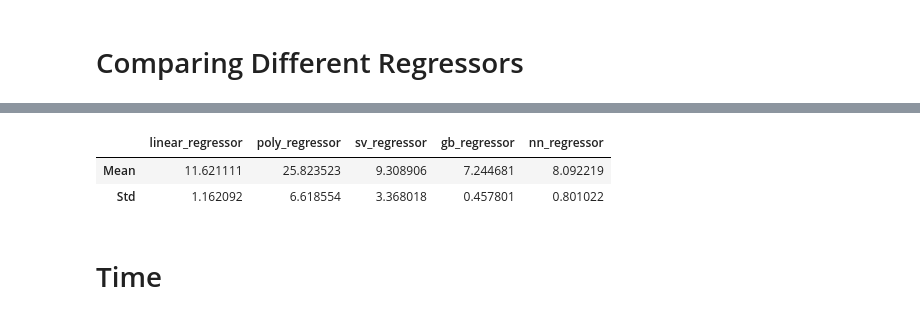
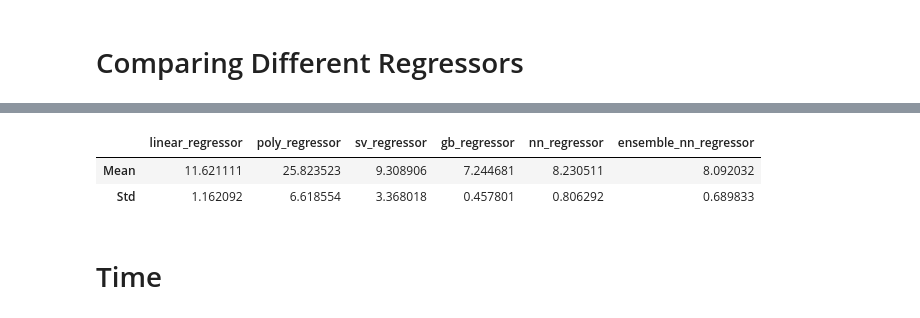
Before and after one commit to LiQianxiao/CloudPoint-MachineLearning, a Jupyter notebook: baseline.ipynb, the cells around one changed output, grey strips where cells are left out. Drawn from its saved outputs; the diff is of its cells as text; code cells hidden in the pictures.

```diff
--- a/baseline.ipynb
+++ b/baseline.ipynb
@@ -127,7 +128,8 @@ nn_regressor.fit(
          options={
              'monitor': False,
              'reinitialize': True,
-             'n_iter': 5000}
+             'n_iter': 5000
+         }
 )
 nn_pred_train = np.squeeze(nn_regressor.predict(inputs_train))
 nn_pred_valid = np.squeeze(nn_regressor.predict(inputs_valid))
@@ -139,3 +141,26 @@ sv_regressor.fit(inputs_train, labels_train)
 sv_pred_train = sv_regressor.predict(inputs_train)
 sv_pred_valid = sv_regressor.predict(inputs_valid)
 sv_pred_test = sv_regressor.predict(inputs_test)
+
+# Ensemble NN Regressor
+NUM_NN = 10
+regressors = []
+for n in range(NUM_NN):
+    options = {'input_shape': [6, ], 'target_shape': [1, ],
+               'n_layers': 2, 'layer_widths': [64, 128],
+               'name': 'nn_{}'.format(n), 'session': sess}
+    regressors.append(NeuralNetRegressor(options=options))
+ensb_nn_regressor = EnsembleRegressor(regressors, scaler)
+
+ensb_nn_regressor.fit(
+    inputs_train,
+    labels_train.reshape(-1,1),
+    list_of_options=[{
+        'monitor': False,
+        'reinitialize': True,
+        'n_iter': 5000,
+    },]*NUM_NN,
+)
+ensb_nn_pred_train = np.squeeze(ensb_nn_regressor.predict_mean(inputs_train))
+ensb_nn_pred_valid = np.squeeze(ensb_nn_regressor.predict_mean(inputs_valid))
+ensb_nn_pred_test = np.squeeze(ensb_nn_regressor.predict_mean(inputs_test))
@@ -176,12 +226,13 @@ n_fits = 100
 test_rmses = []
 
 for n in range(n_fits):
+    print('Fit: {}'.format(n))
     # valid/train split
     inputs_train, inputs_valid, labels_train, labels_valid = train_test_split(
         inputs, labels, test_size=0.1)
 
     err = []
-    for r in [linear_regressor, poly_regressor, sv_regressor, gb_regressor, nn_regressor]:
+    for r in [linear_regressor, poly_regressor, sv_regressor, gb_regressor, nn_regressor, ensb_nn_regressor]:
         if r == poly_regressor:
             poly_inputs_train = poly.fit_transform(inputs_train)
             poly_inputs_test = poly.transform(inputs_test)
@@ -196,6 +247,16 @@ for n in range(n_fits):
                          'n_iter': 5000})
             err.append(rmse(nn_regressor.predict(inputs_test).squeeze(), labels_test))
 
+        elif r == ensb_nn_regressor:
+            ensb_nn_regressor.fit(
+                inputs_train, labels_train.reshape(-1,1),
+                     list_of_options=[{
+                         'monitor': False,
+                         'reinitialize': True,
+                         'n_iter': 5000}, ]*NUM_NN,
+            )
+            err.append(rmse(ensb_nn_regressor.predict_mean(inputs_test).squeeze(), labels_test))
+
         else:
             r.fit(inputs_train, labels_train)
             err.append(rmse(r.predict(inputs_test), labels_test))
@@ -208,13 +287,13 @@ test_rmses_std = np.std(test_rmses, axis=0)
 # %%
 pd.DataFrame(
-    columns=['linear_regressor', 'poly_regressor', 'sv_regressor', 'gb_regressor', 'nn_regressor'],
+    columns=['linear_regressor', 'poly_regressor', 'sv_regressor', 'gb_regressor', 'nn_regressor', 'ensemble_nn_regressor'],
     data=np.row_stack([test_rmses_mean, test_rmses_std]),
     index=['Mean', 'Std']
 )
 # %% [output]
-|  | linear_regressor | poly_regressor | sv_regressor | gb_regressor | nn_regressor |
-| Mean | 11.621111 | 25.823523 | 9.308906 | 7.244681 | 8.092219 |
-| Std | 1.162092 | 6.618554 | 3.368018 | 0.457801 | 0.801022 |
+|  | linear_regressor | poly_regressor | sv_regressor | gb_regressor | nn_regressor | ensemble_nn_regressor |
+| Mean | 11.621111 | 25.823523 | 9.308906 | 7.244681 | 8.230511 | 8.092032 |
+| Std | 1.162092 | 6.618554 | 3.368018 | 0.457801 | 0.806292 | 0.689833 |
 # %% [markdown]
 # Time
 # %% [markdown]
```
Also changed, not shown: parts of 16 cells of this notebook.
